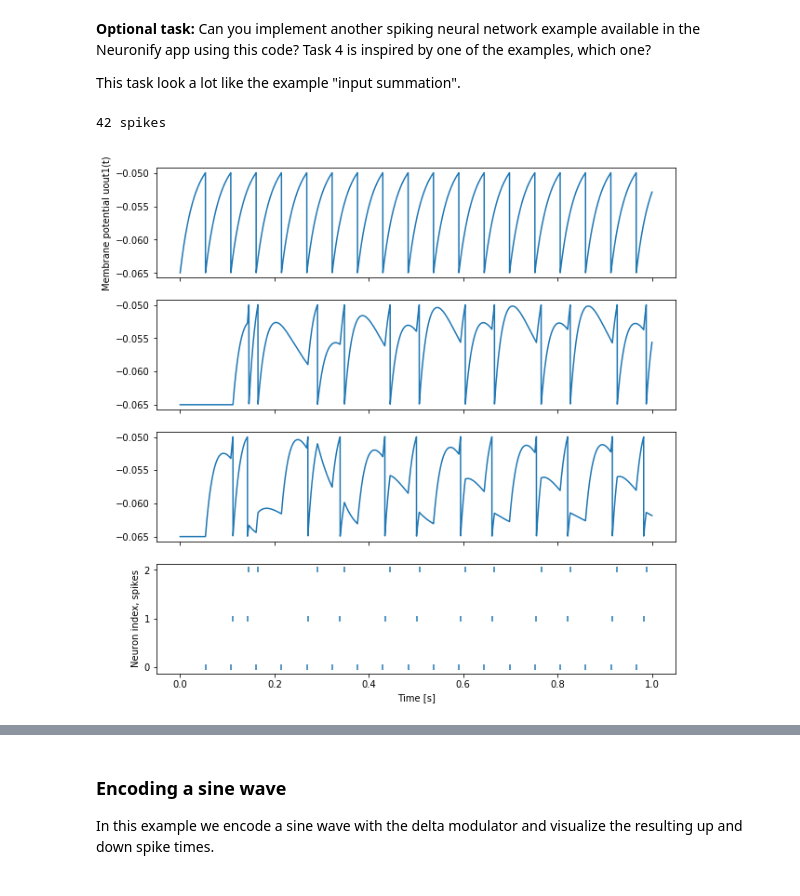
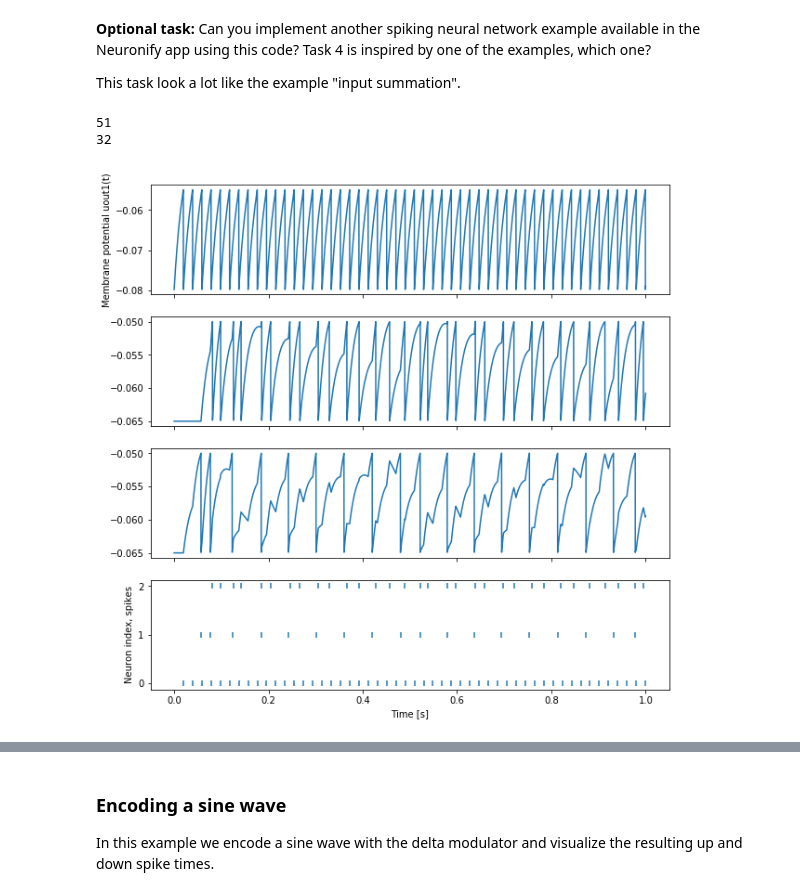
Before and after one commit to Zaabon/D7046E-Exercises, a Jupyter notebook: Exercise3.ipynb, the cells around one changed output, grey strips where cells are left out. Drawn from its saved outputs; the diff is of its cells as text; code cells hidden in the pictures.

```diff
--- a/Exercise3.ipynb
+++ b/Exercise3.ipynb
@@ -501,10 +501,10 @@ plt.show()
 This task look a lot like the example "input summation".
 # %%
 # Feedback inhibition
-n_in = lif_cic_neuron(200e-12);
+n_in = lif_cic_neuron(300e-12, E_L=-70e-3, u_reset=-80e-3, u_thres=-55e-3, R=100e6, tau_m=20e-3);
 
 n_out = lif_neuron(2)
-n_out['w_syn'][0] = 300e-12
+n_out['w_syn'][0] = 200e-12
 n_out['w_syn'][1] = -200e-12
 
 n_feedback = lif_neuron(1)
@@ -529,36 +529,38 @@ uout = []
 ufb = []
 
 t_spike = []
 n_spike = []
 
 while t < 1:
 
     spikes = update(dt, t, neurons, connections)
 
     # Store membrane potentials of n1 and n2 for plotting/analysis
     tv.append(t)
     uin.append(n_in['u'])
     ufb.append(n_feedback['u'])
     uout.append(n_out['u'])
 
     # Store spikes needed for plotting/analysis
     if len(spikes)>0:
         for s in spikes:
             t_spike.append(t)
             n_spike.append(s)
 
     # Timestep completed
     t += dt
 
 fig,(ax1,ax2,ax3,ax4) = plt.subplots(4,1, sharex=True)
 ax1.plot(tv,uin); ax1.set_ylabel('Membrane potential uin(t)')
 ax2.plot(tv,ufb); ax1.set_ylabel('Membrane potential uinhib(t)')
 ax3.plot(tv,uout); ax1.set_ylabel('Membrane potential uout1(t)')
 rasterplot(ax4, t_spike, n_spike,'Time [s]','Neuron index, spikes')
-print("%d spikes" % (len(t_spike)))
+print(len([i for i in n_spike if i==0]))
+print(len([i for i in n_spike if i==2]))
 # %% [output]
-42 spikes
+51
+32
-[figure, old version]
+[figure, new version]
 # %% [markdown]
 ## Delta modulator sensory neuron model
 
```
